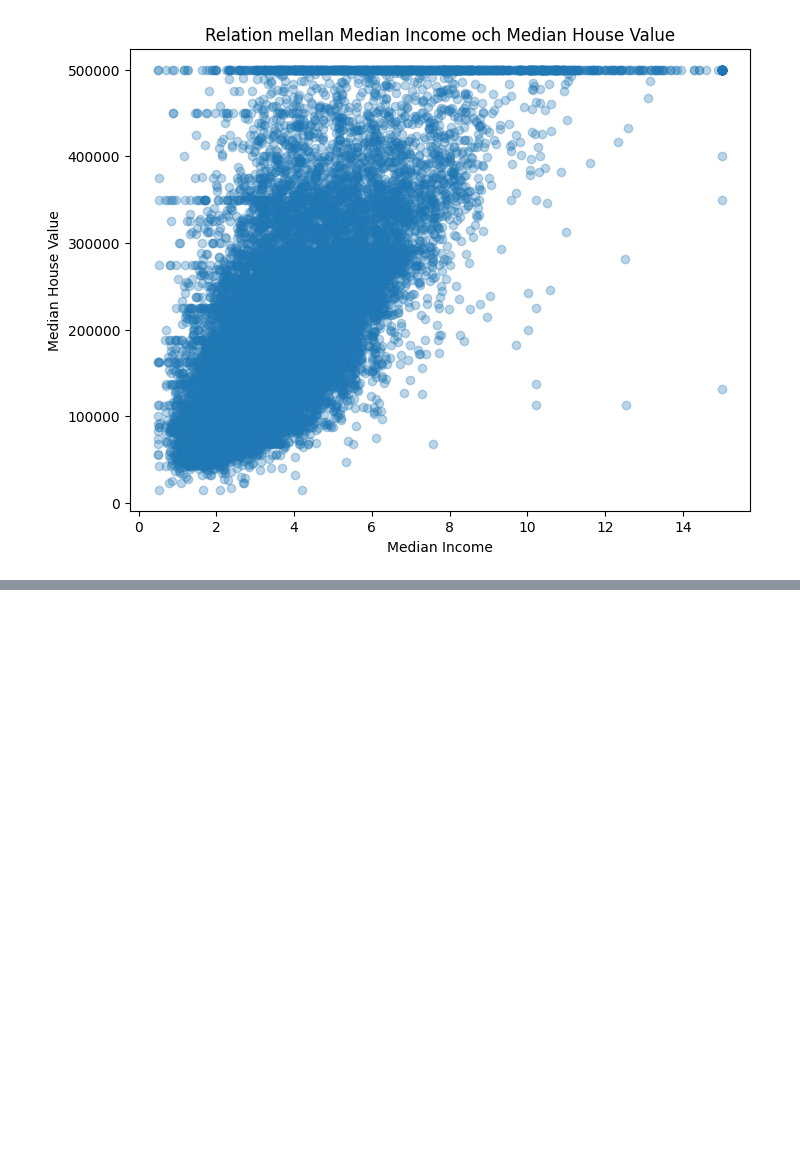
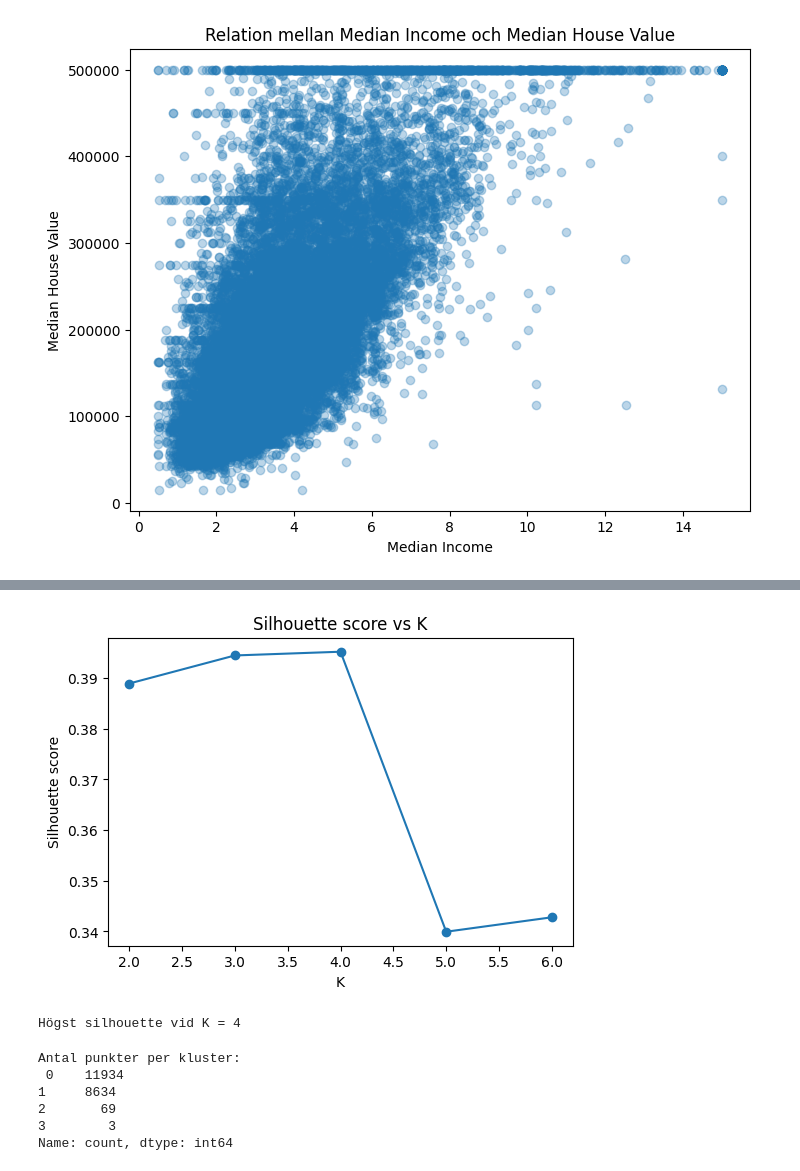
Before and after one commit to NadineKn/Machine_Learning, a Jupyter notebook: ML_Uppgift1_Nadine_Knoop.ipynb, the cells around one changed output, grey strips where cells are left out. Drawn from its saved outputs; the diff is of its cells as text; code cells hidden in the pictures; blank space fills up the shorter version.

```diff
--- a/ML_Uppgift1_Nadine_Knoop.ipynb
+++ b/ML_Uppgift1_Nadine_Knoop.ipynb
@@ -95,0 +192,39 @@ Preprocessing ska göras på ett sätt som undviker att testdata påverkar trän
+# %%
+# Silhouette
+Ks = range(2, 7)
+sil_scores = []
+
+for k in Ks:
+    km = KMeans(n_clusters=k, random_state=42, n_init="auto")
+    labels = km.fit_predict(X_pca)
+    sil = silhouette_score(X_pca, labels)
+    sil_scores.append(sil)
+
+plt.figure(figsize=(6,4))
+plt.plot(list(Ks), sil_scores, marker="o")
+plt.title("Silhouette score vs K")
+plt.xlabel("K")
+plt.ylabel("Silhouette score")
+plt.show()
+
+best_k = Ks[np.argmax(sil_scores)]
+print("Högst silhouette vid K =", best_k)
+# %% [output]
+[figure, added]
+Högst silhouette vid K = 4
+# %%
+K = 4
+
+kmeans = KMeans(n_clusters=K, random_state=42, n_init="auto")
+cluster_labels = kmeans.fit_predict(X_pca)
+
+counts = pd.Series(cluster_labels).value_counts().sort_index()
+
+print("Antal punkter per kluster:\n", counts)
+# %% [output]
+Antal punkter per kluster:
+ 0    11934
+1     8634
+2       69
+3        3
+Name: count, dtype: int64
```
Also changed, not shown: parts of 23 cells of this notebook.
